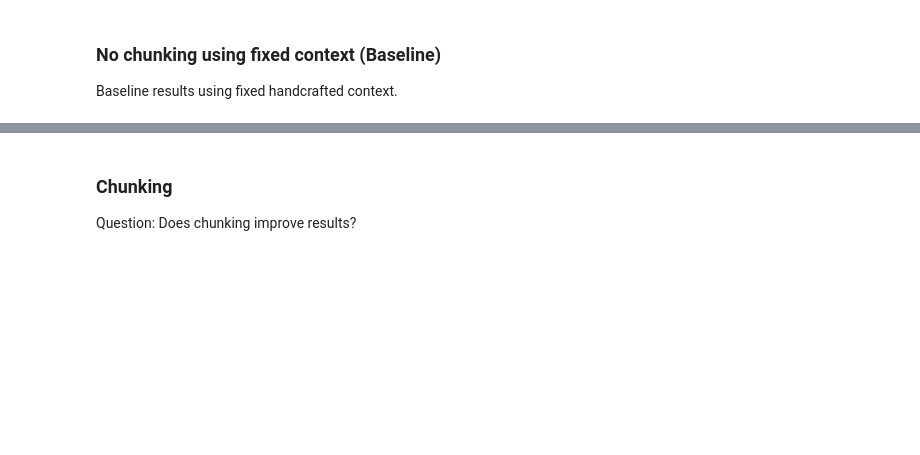
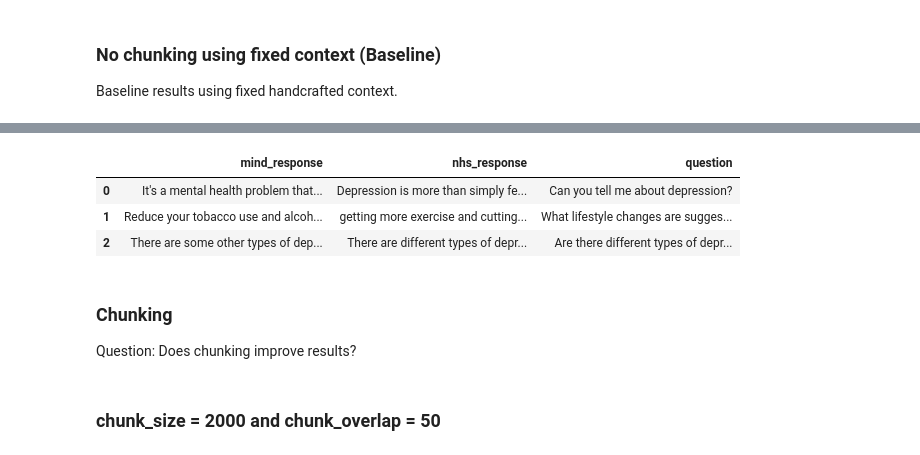
Before and after one commit to fuzzylabs/MindGPT, a Jupyter notebook: experiments/data_chunking_experiments.ipynb, the cells around one changed output, grey strips where cells are left out. Saved outputs shown, nothing was run; the diff lists cells and outputs as text; code cells hidden in the pictures; blank space fills up the shorter version.

Commit message:
add table for results

```diff
--- a/experiments/data_chunking_experiments.ipynb
+++ b/experiments/data_chunking_experiments.ipynb
@@ -10,3 +10,6 @@ import pandas as pd
 import time
 import uuid
 import matplotlib.pyplot as plt
+from IPython.display import display
+
+pd.set_option('max_colwidth', 800)
@@ -262,6 +262,7 @@ def query_chroma(collection_name, query_text):
 
 
 def get_llm_prompt_response(questions, enable_chunking, is_new_experiment, fixed_context=False, chunk_size = 1000, chunk_overlap = 200):
+
     collection_names = chroma_client.list_collection_names()
     # Delete any existing data from chroma store
     if is_new_experiment:
@@ -271,8 +272,11 @@ def get_llm_prompt_response(questions, enable_chunking, is_new_experiment, fixed
 
         add_chroma(chunk_size, chunk_overlap, enable_chunking)
 
-    collection_names = chroma_client.list_collection_names()
+    collection_names = sorted(chroma_client.list_collection_names())
+
+    results = []
     for query_text in questions:
+        responses = []
         for collection_name in collection_names:
             print(f"Collection name: {collection_name}")
 
@@ -296,6 +300,13 @@ def get_llm_prompt_response(questions, enable_chunking, is_new_experiment, fixed
             print("LLM Response")
             print(response)
             print("="*100)
+
+            responses.append(response)
+        results.append(responses)
+
+    results_df = pd.DataFrame(results, columns=['mind_response', 'nhs_response'])
+    results_df['question'] = questions
+    return results_df
 # %% [markdown]
 ## Distribution for lengths
 
@@ -334,7 +345,7 @@ This will start chroma server on localhost at port 8000.
 
 Baseline results using fixed handcrafted context.
 # %%
-get_llm_prompt_response(QUESTIONS, enable_chunking = False, is_new_experiment = True, fixed_context = True)
+results_df = get_llm_prompt_response(QUESTIONS, enable_chunking = False, is_new_experiment = True, fixed_context = True)
 # %% [output]
 Found 2 collections
 Load pretrained SentenceTransformer: hkunlp/instructor-base
@@ -448,8 +459,17 @@ Token indices sequence length is longer than the specified maximum sequence leng
 LLM Response
 There are different types of depression, and some conditions where depression may be one of the symptoms. These include: postnatal depression – sometimes new mothers, fathers or partners develop depre ...
 ====================================================================================================
+# %%
+results_df
+# %% [output]
+|  | mind_response | nhs_response | question |
+| 0 | It's a mental health problem that... | Depression is more than simply fe... | Can you tell me about depression? |
+| 1 | Reduce your tobacco use and alcoh... | getting more exercise and cutting... | What lifestyle changes are sugges... |
+| 2 | There are some other types of dep... | There are different types of depr... | Are there different types of depr... |
 # %% [markdown]
 ### Chunking
 
 Question: Does chunking improve results?
+# %% [markdown]
+### chunk_size = 2000 and chunk_overlap = 50
 # %%
```
Also changed, not shown: parts of 7 cells of this notebook.
